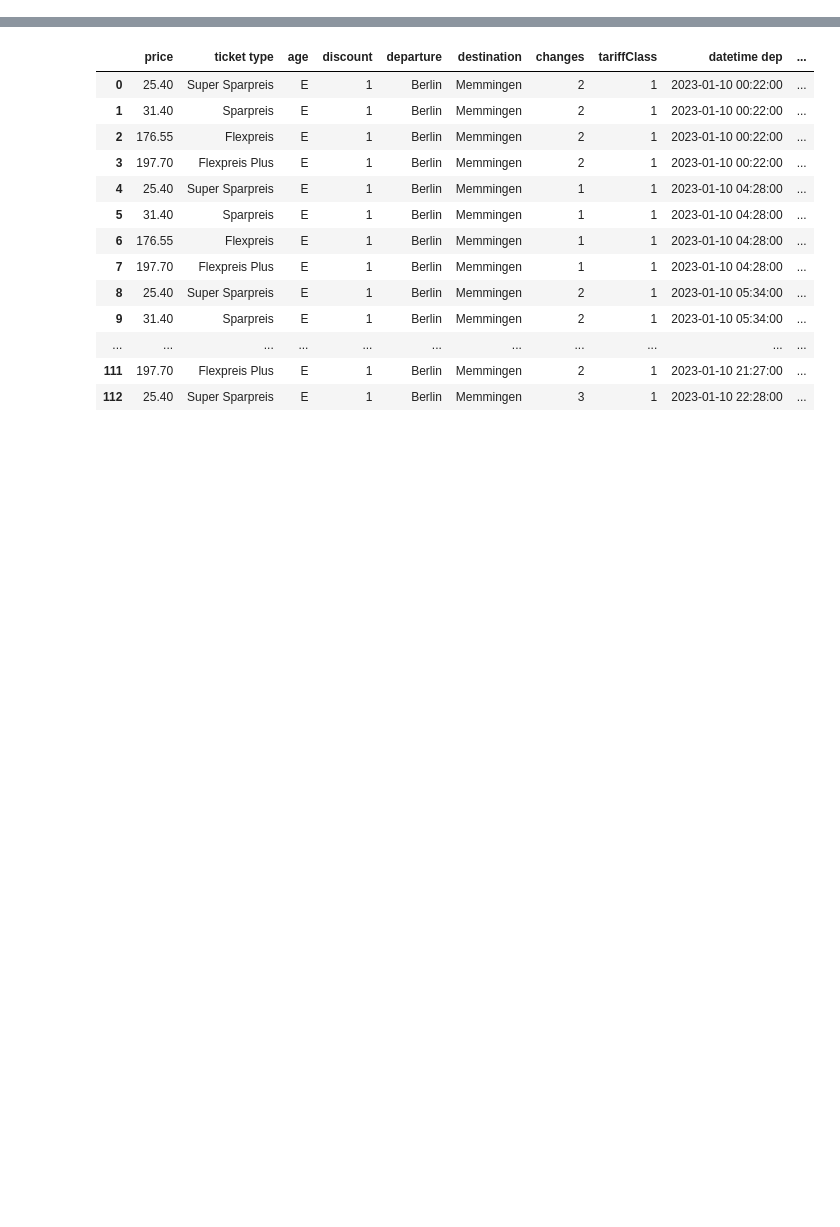
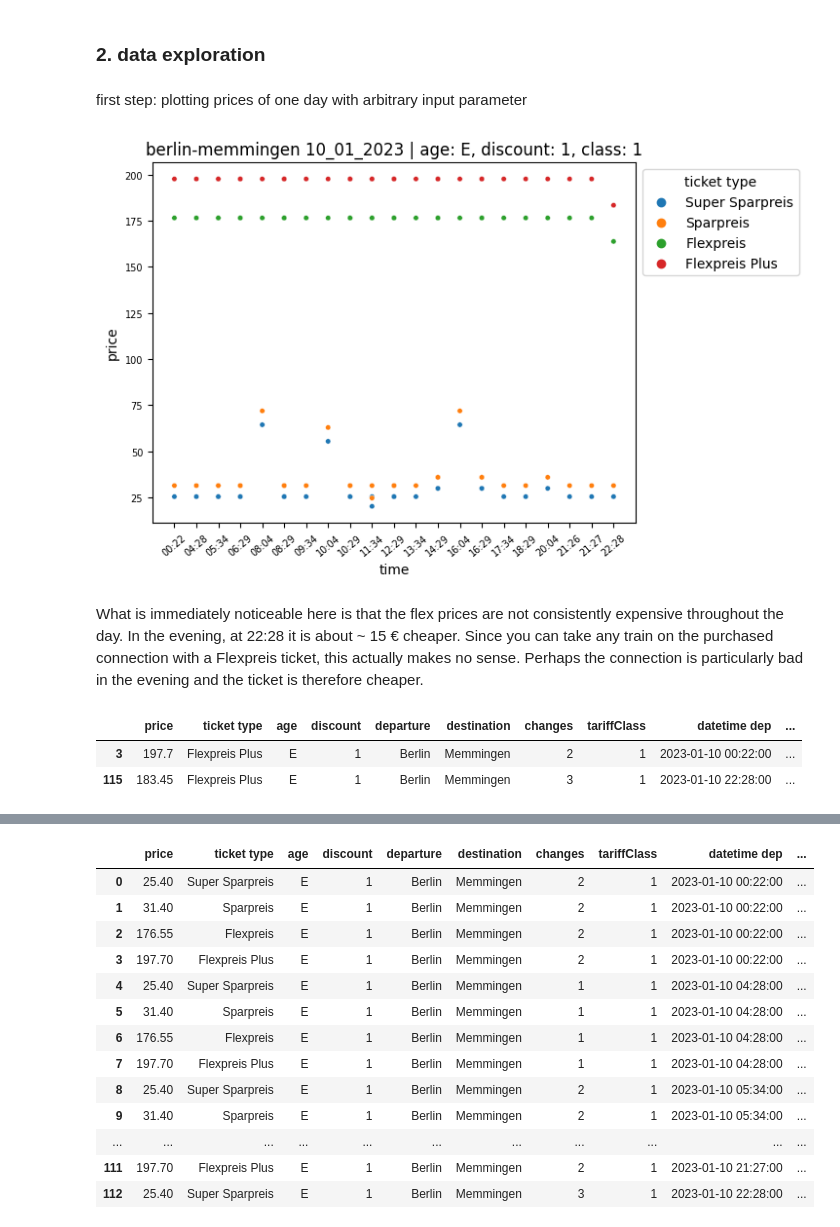
Before and after one commit to emely3h/SE_25_Data_Science, a Jupyter notebook: final_project/1_1_prices-single-day.ipynb, the cells around one changed output, grey strips where cells are left out. Cells and saved outputs as stored; diff of their text form; code cells hidden in the pictures; blank space fills up the shorter version.

```diff
--- a/final_project/clean-data.ipynb
+++ b/final_project/1_1_prices-single-day.ipynb
@@ -250,0 +10,10 @@ min_max_of_day
+# %%
+date = '10_01_2023'
+route='berlin-memmingen'
+age='E'
+discount='1'
+tariffClass='1'
+path=f'data/{route}/data_{age}_{discount}_{tariffClass}/{date}.csv'
+# %%
+df = clean_data(read_data(path))
+df.head()
@@ -250,0 +27,15 @@ min_max_of_day
+# %% [markdown]
+### 2. data exploration
+# %% [markdown]
+first step: plotting prices of one day with arbitrary input parameter
+# %%
+plt = sb.scatterplot(data=df, x='time', y='price', hue='ticket type', s=15)
+plt.set_xticklabels(plt.get_xticklabels(),rotation = 40)
+plt.tick_params(labelsize=7)
+title = f'{route} {date} | age: {age}, discount: {discount}, class: {tariffClass}'
+plt.set(title=title)
+sb.move_legend(plt, "upper left", bbox_to_anchor=(1, 1))
+# %% [output]
+[figure, added]
+# %% [markdown]
+What is immediately noticeable here is that the flex prices are not consistently expensive throughout the day. In the evening, at 22:28 it is about ~ 15 € cheaper. Since you can take any train on the purchased connection with a Flexpreis ticket, this actually makes no sense. Perhaps the connection is particularly bad in the evening and the ticket is therefore cheaper.
@@ -250,0 +47,12 @@ min_max_of_day
+# %%
+df_Flexpreis_plus = df.loc[df['ticket type'] == 'Flexpreis Plus']
+df_Flexpreis_plus.sort_values('price')
+flexpreis_plus_max = df_Flexpreis_plus.iloc[0]
+flexpreis_plus_min = df_Flexpreis_plus.iloc[-1]
+min_max_flexpreis_plus = pd.concat([flexpreis_plus_max, flexpreis_plus_min], axis=1)
+min_max_flexpreis_plus = min_max_flexpreis_plus.transpose()
+min_max_flexpreis_plus
+# %% [output]
+|  | price | ticket type | age | discount | departure | destination | changes | tariffClass | datetime dep | ... |
+| 3 | 197.7 | Flexpreis Plus | E | 1 | Berlin | Memmingen | 2 | 1 | 2023-01-10 00:22:00 | ... |
+| 115 | 183.45 | Flexpreis Plus | E | 1 | Berlin | Memmingen | 3 | 1 | 2023-01-10 22:28:00 | ... |
```
Also changed, not shown: parts of 32 cells of this notebook, 29 other files.
